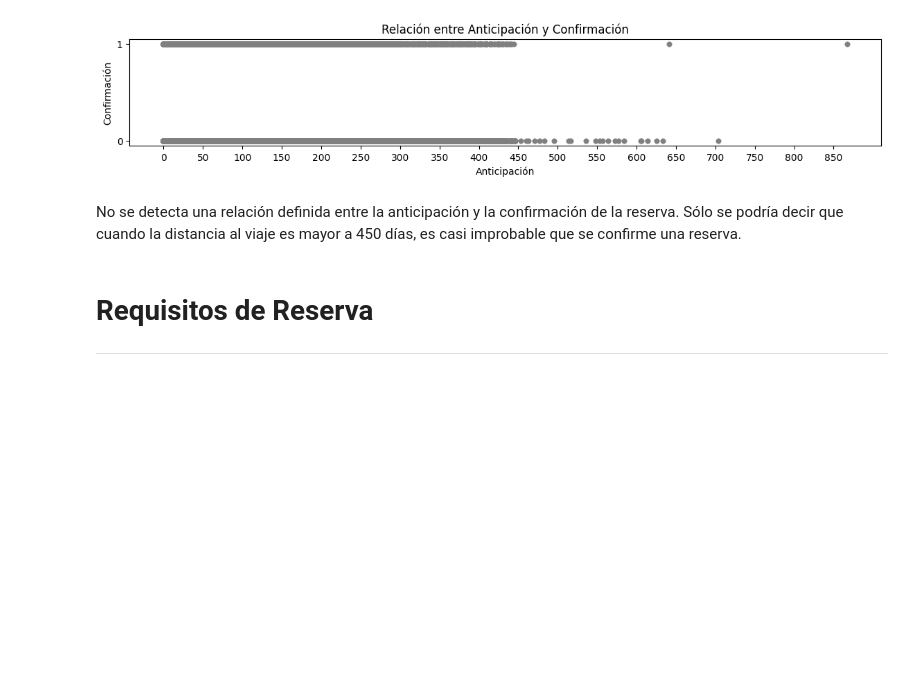
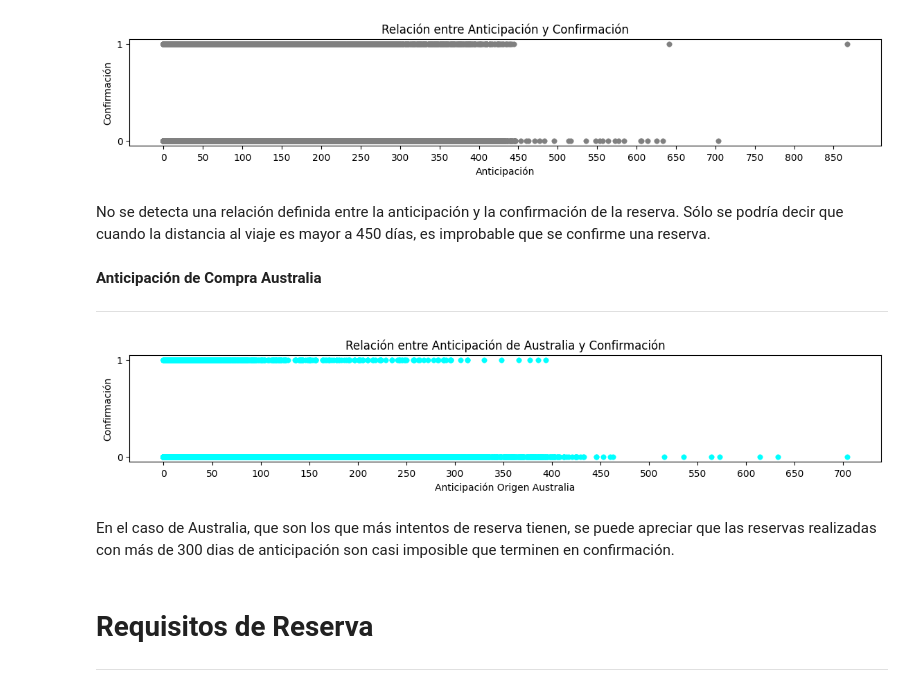
Before and after one commit to alexguttlein/TP1-AnalisisExploratorioDeDatos, a Jupyter notebook: TP1_Análisis_Exploratorio_de_Datos.ipynb, the cells around one changed output. Drawn from its saved outputs; the diff is of its cells as text; code cells hidden in the pictures; blank space fills up the shorter version.

```diff
--- a/TP1_Análisis_Exploratorio_de_Datos.ipynb
+++ b/TP1_Análisis_Exploratorio_de_Datos.ipynb
@@ -588,7 +588,33 @@ plt.show()
 # %% [output]
 [figure]
 # %% [markdown]
-No se detecta una relación definida entre la anticipación y la confirmación de la reserva. Sólo se podría decir que cuando la distancia al viaje es mayor a 450 días, es casi improbable que se confirme una reserva.
+No se detecta una relación definida entre la anticipación y la confirmación de la reserva. Sólo se podría decir que cuando la distancia al viaje es mayor a 450 días, es improbable que se confirme una reserva.
+# %% [markdown]
+**Anticipación de Compra Australia**
+
+---
+# %%
+#se busca conocer la relación entre el anticipo de reserva y la confirmación de
+#la misma para las reservas con origen Australia (país con mayor cantidad de intentos de reserva).
+df_anticipacion_australia = df_anticipacion.loc[df_anticipacion['booking_origin'] == 'Australia',:].reset_index()
+df_anticipacion_australia.drop('index',axis=1, inplace=True)
+# %%
+#se realiza un scatter plot para ver si existe una relación entre la anticipación de compra y la confirmación de la reserva.
+
+plt.figure(figsize=(14, 2))
+plt.scatter(df_anticipacion_australia['purchase_lead'], df_anticipacion_australia['booking_complete'], color='cyan', linewidths=0.25, s=30)
+plt.xlabel('Anticipación Origen Australia')
+plt.ylabel('Confirmación')
+plt.title('Relación entre Anticipación de Australia y Confirmación')
+
+plt.xticks(np.arange(min(df_anticipacion_australia['purchase_lead']), max(df_anticipacion_australia['purchase_lead'])+1, 50))
+plt.yticks(np.arange(min(df_anticipacion_australia['booking_complete']), max(df_anticipacion_australia['booking_complete'])+1, 1))
+
+plt.show()
+# %% [output]
+[figure, added]
+# %% [markdown]
+En el caso de Australia, que son los que más intentos de reserva tienen, se puede apreciar que las reservas realizadas con más de 300 dias de anticipación son casi imposible que terminen en confirmación.
 # %% [markdown]
 # **Requisitos de Reserva**
 
```
Also changed, not shown: parts of 21 cells of this notebook.
